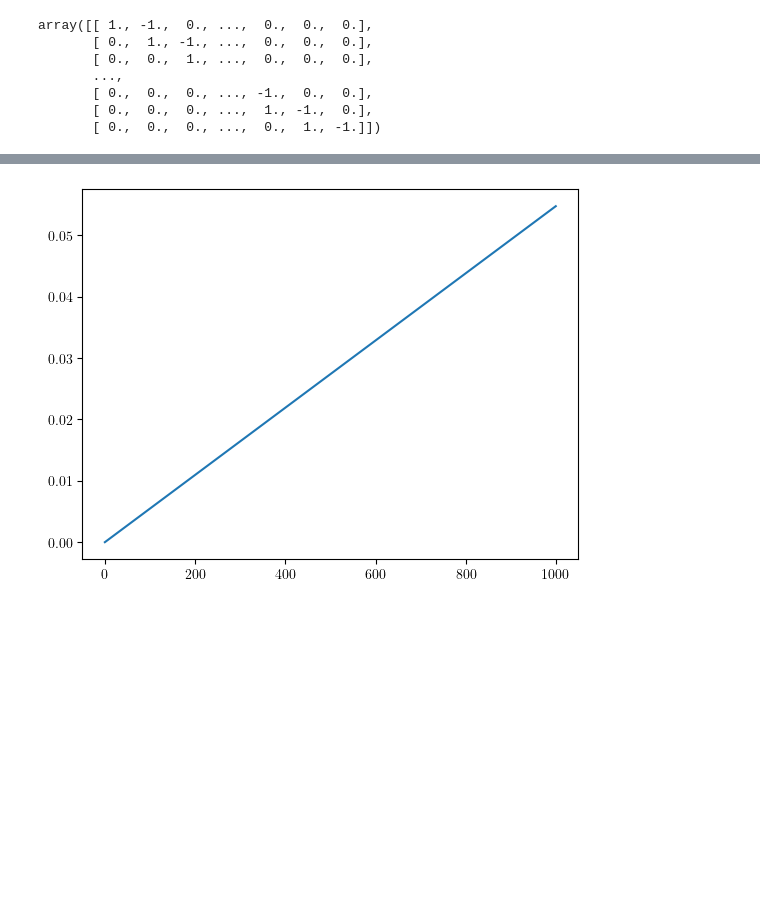
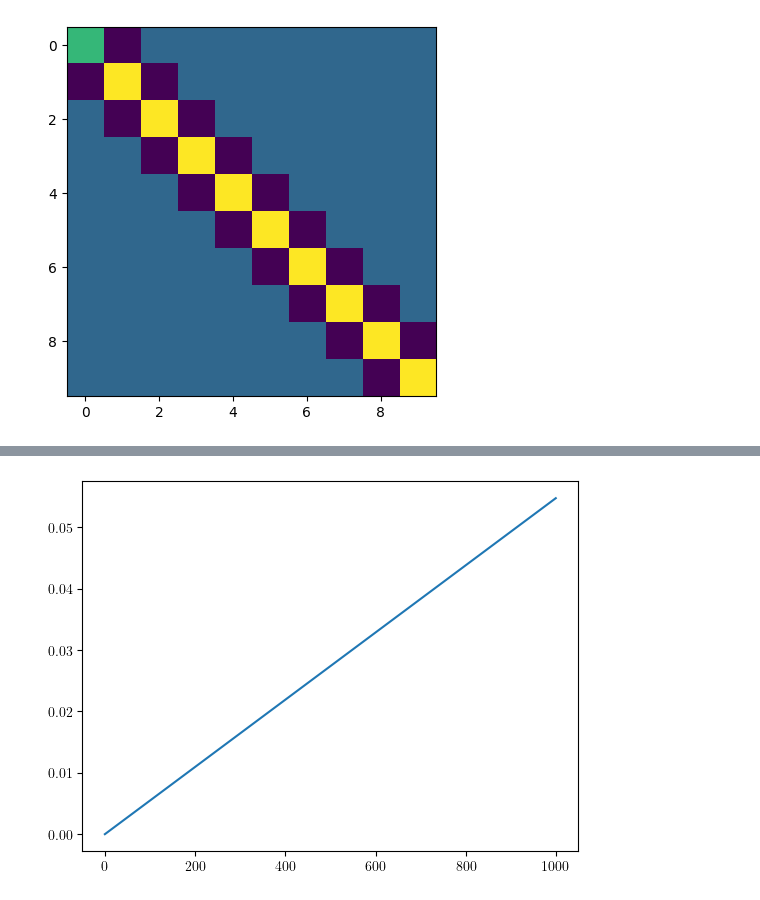
Before and after one commit to jlindbloom/sampi, a Jupyter notebook: notebooks/ias/paper/1d_different_R/different_rs.ipynb, the cells around one changed output, grey strips where cells are left out. Drawn from its saved outputs; the diff is of its cells as text; code cells hidden in the pictures; blank space fills up the shorter version.

```diff
--- a/notebooks/ias/paper/1d_different_R/different_rs.ipynb
+++ b/notebooks/ias/paper/1d_different_R/different_rs.ipynb
@@ -7,9 +7,9 @@ from scipy.sparse.linalg import cg as sp_cg
 
 import matplotlib as mpl
 
-mpl.rcParams['text.usetex'] = True
-#mpl.rcParams['text.latex.preamble']=[r"\usepackage{amsmath}"]
-mpl.rc('text.latex', preamble=r'\usepackage{amsmath}')
+# mpl.rcParams['text.usetex'] = True
+# #mpl.rcParams['text.latex.preamble']=[r"\usepackage{amsmath}"]
+# mpl.rc('text.latex', preamble=r'\usepackage{amsmath}')
 
 from matplotlib.ticker import MaxNLocator
 
@@ -76,10 +74,5 @@ NameError: name 'jlinops' is not defined
-# %%
-R1_mat.toarray()
-# %% [output]
-array([[ 1., -1.,  0., ...,  0.,  0.,  0.],
-       [ 0.,  1., -1., ...,  0.,  0.,  0.],
-       [ 0.,  0.,  1., ...,  0.,  0.,  0.],
-       ...,
-       [ 0.,  0.,  0., ..., -1.,  0.,  0.],
-       [ 0.,  0.,  0., ...,  1., -1.,  0.],
-       [ 0.,  0.,  0., ...,  0.,  1., -1.]])
+# %%
+plt.imshow( (R1_mat.toarray().T @ R1_mat.toarray())[:10,:10] )
+plt.show()
+# %% [output]
+[figure, added]
```
Also changed, not shown: parts of 8 cells of this notebook, 1 other file.
